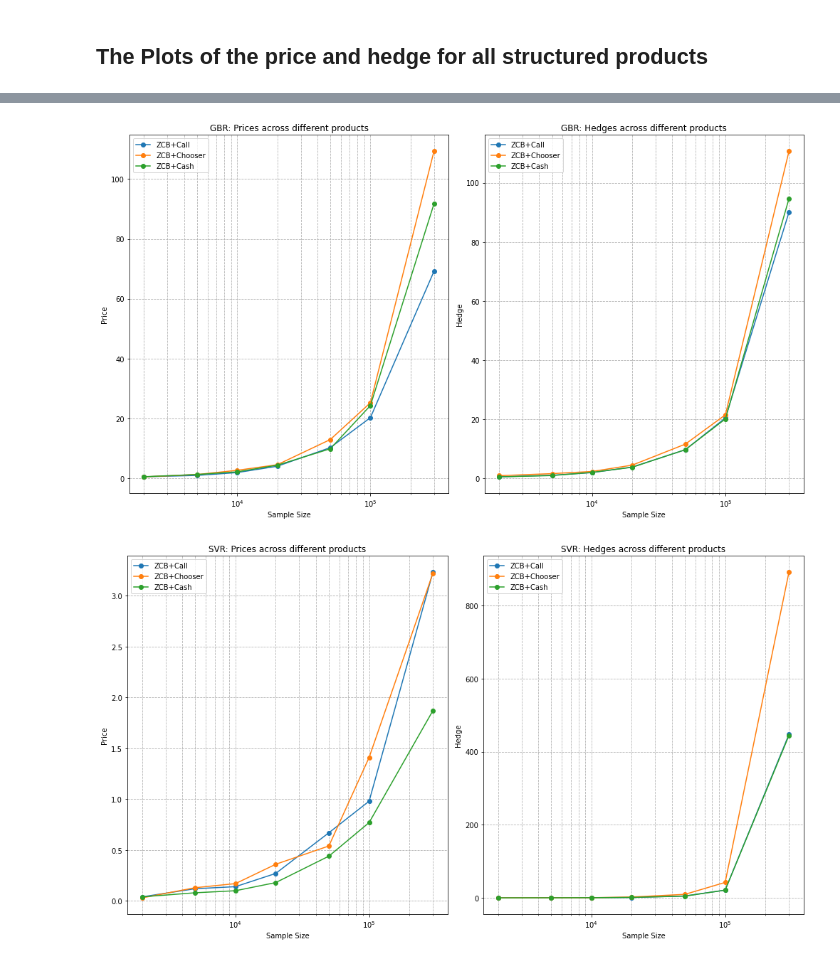
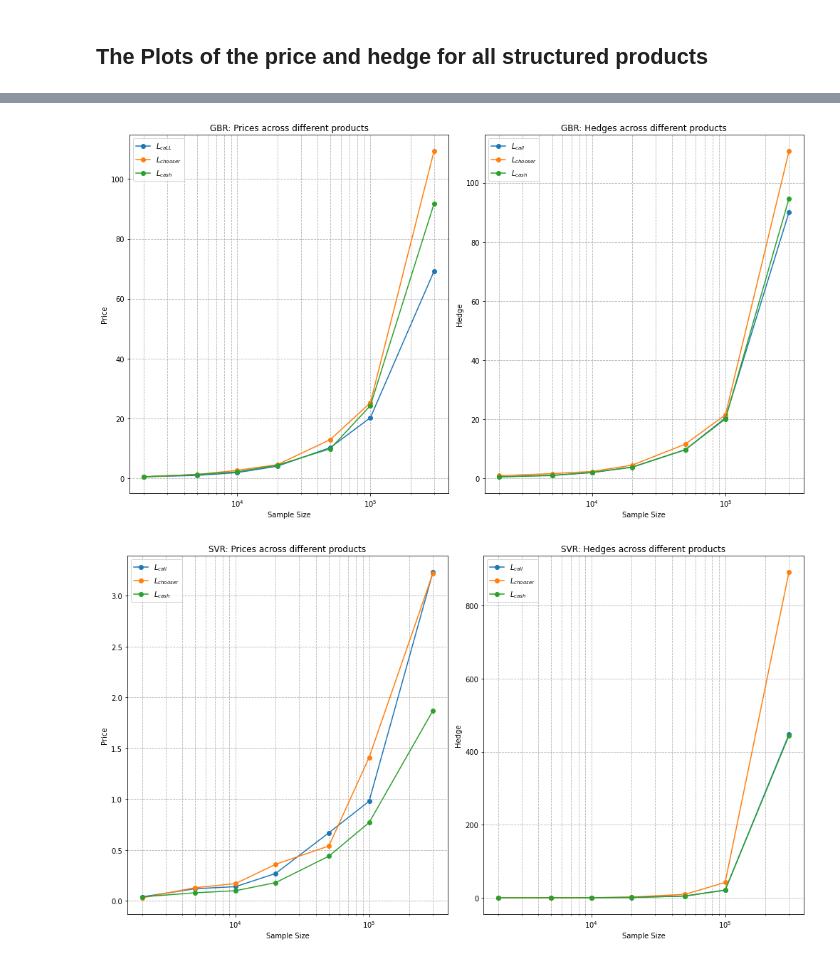
Before and after one commit to godfreytshehla/PaperOne-Pricing-with-ANNs, a Jupyter notebook: Experimental Results Deep Pricing and Hedging.ipynb, the cells around one changed output, grey strips where cells are left out. Cells and saved outputs as stored; diff of their text form; code cells hidden in the pictures.

```diff
--- a/Experimental Results Deep Pricing and Hedging.ipynb
+++ b/Experimental Results Deep Pricing and Hedging.ipynb
@@ -1408,40 +1614,40 @@ prices_gbr_zcb_cash = np.array([0.49, 1.24, 2.12, 4.34, 9.83, 24.28, 91.72])
 hedges_gbr_zcb_call = np.array([0.53, 1.07, 1.96, 3.85, 9.70, 20.45, 90.04])
 hedges_gbr_zcb_chooser = np.array([0.93, 1.61, 2.35, 4.49, 11.59, 21.51, 110.67])
 hedges_gbr_zcb_cash = np.array([0.52, 0.97, 2.04, 3.77, 9.70, 20.12, 94.62])
 
 # Plotting GBR Data
 plt.figure(figsize=(14, 8))
 
 # Prices for GBR
 plt.subplot(1, 2, 1)
-plt.plot(sample_sizes_gbr, prices_gbr_zcb_call, marker='o', label='ZCB+Call')
-plt.plot(sample_sizes_gbr, prices_gbr_zcb_chooser, marker='o', label='ZCB+Chooser')
-plt.plot(sample_sizes_gbr, prices_gbr_zcb_cash, marker='o', label='ZCB+Cash')
+plt.plot(sample_sizes_gbr, prices_gbr_zcb_call, marker='o', label='$L_{caLL}$')
+plt.plot(sample_sizes_gbr, prices_gbr_zcb_chooser, marker='o', label='$L_{chooser}$')
+plt.plot(sample_sizes_gbr, prices_gbr_zcb_cash, marker='o', label='$L_{cash}$')
 plt.title('GBR: Prices across different products')
 plt.xlabel('Sample Size')
 plt.ylabel('Price')
 plt.xscale('log')
 plt.grid(True, which="both", ls="--")
 plt.legend()
 
 # Hedges for GBR
 plt.subplot(1, 2, 2)
-plt.plot(sample_sizes_gbr, hedges_gbr_zcb_call, marker='o', label='ZCB+Call')
-plt.plot(sample_sizes_gbr, hedges_gbr_zcb_chooser, marker='o', label='ZCB+Chooser')
-plt.plot(sample_sizes_gbr, hedges_gbr_zcb_cash, marker='o', label='ZCB+Cash')
+plt.plot(sample_sizes_gbr, hedges_gbr_zcb_call, marker='o', label='$L_{call}$')
+plt.plot(sample_sizes_gbr, hedges_gbr_zcb_chooser, marker='o', label='$L_{chooser}$')
+plt.plot(sample_sizes_gbr, hedges_gbr_zcb_cash, marker='o', label='$L_{cash}$')
 plt.title('GBR: Hedges across different products')
 plt.xlabel('Sample Size')
 plt.ylabel('Hedge')
 plt.xscale('log')
 plt.grid(True, which="both", ls="--")
 plt.legend()
 
 plt.savefig("computational_times_gbr.png", dpi=300)
 
 plt.tight_layout()
 plt.show()
 # %% [output]
-[figure, old version]
+[figure, new version]
 # %%
 # SVR Data
 sample_sizes_svr = np.array([2000, 5000, 10000, 20000, 50000, 100000, 300000])
@@ -1461,9 +1667,9 @@ plt.figure(figsize=(14, 8))
 
 # Prices for SVR
 plt.subplot(1, 2, 1)
-plt.plot(sample_sizes_svr, prices_svr_zcb_call, marker='o', label='ZCB+Call')
-plt.plot(sample_sizes_svr, prices_svr_zcb_chooser, marker='o', label='ZCB+Chooser')
-plt.plot(sample_sizes_svr, prices_svr_zcb_cash, marker='o', label='ZCB+Cash')
+plt.plot(sample_sizes_svr, prices_svr_zcb_call, marker='o', label='$L_{call}$')
+plt.plot(sample_sizes_svr, prices_svr_zcb_chooser, marker='o', label='$L_{chooser}$')
+plt.plot(sample_sizes_svr, prices_svr_zcb_cash, marker='o', label='$L_{cash}$')
 plt.title('SVR: Prices across different products')
 plt.xlabel('Sample Size')
 plt.ylabel('Price')
@@ -1473,9 +1679,9 @@ plt.legend()
 
 # Hedges for SVR
 plt.subplot(1, 2, 2)
-plt.plot(sample_sizes_svr, hedges_svr_zcb_call, marker='o', label='ZCB+Call')
-plt.plot(sample_sizes_svr, hedges_svr_zcb_chooser, marker='o', label='ZCB+Chooser')
-plt.plot(sample_sizes_svr, hedges_svr_zcb_cash, marker='o', label='ZCB+Cash')
+plt.plot(sample_sizes_svr, hedges_svr_zcb_call, marker='o', label='$L_{call}$')
+plt.plot(sample_sizes_svr, hedges_svr_zcb_chooser, marker='o', label='$L_{chooser}$')
+plt.plot(sample_sizes_svr, hedges_svr_zcb_cash, marker='o', label='$L_{cash}$')
 plt.title('SVR: Hedges across different products')
 plt.xlabel('Sample Size')
 plt.ylabel('Hedge')
@@ -1488,4 +1694,4 @@ plt.savefig("computational_times_svr.png", dpi=300)
 plt.tight_layout()
 plt.show()
 # %% [output]
-[figure, old version]
+[figure, new version]
```
Also changed, not shown: parts of 58 cells of this notebook, 8 other files.
